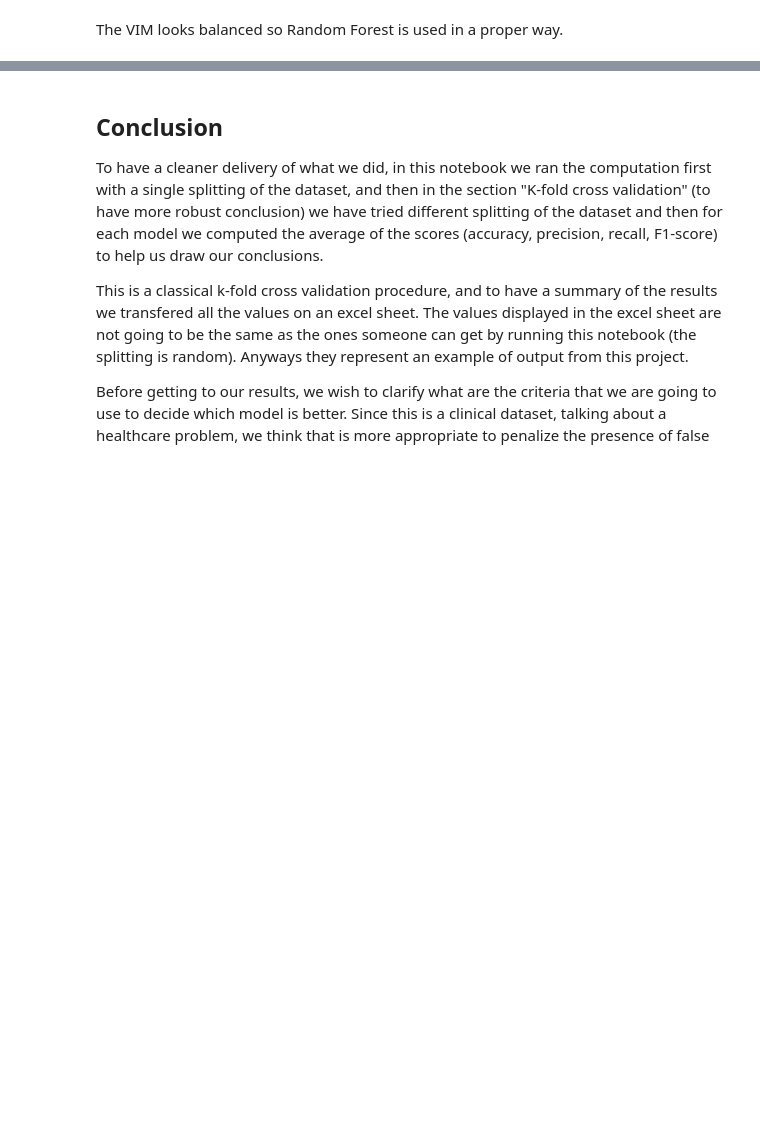
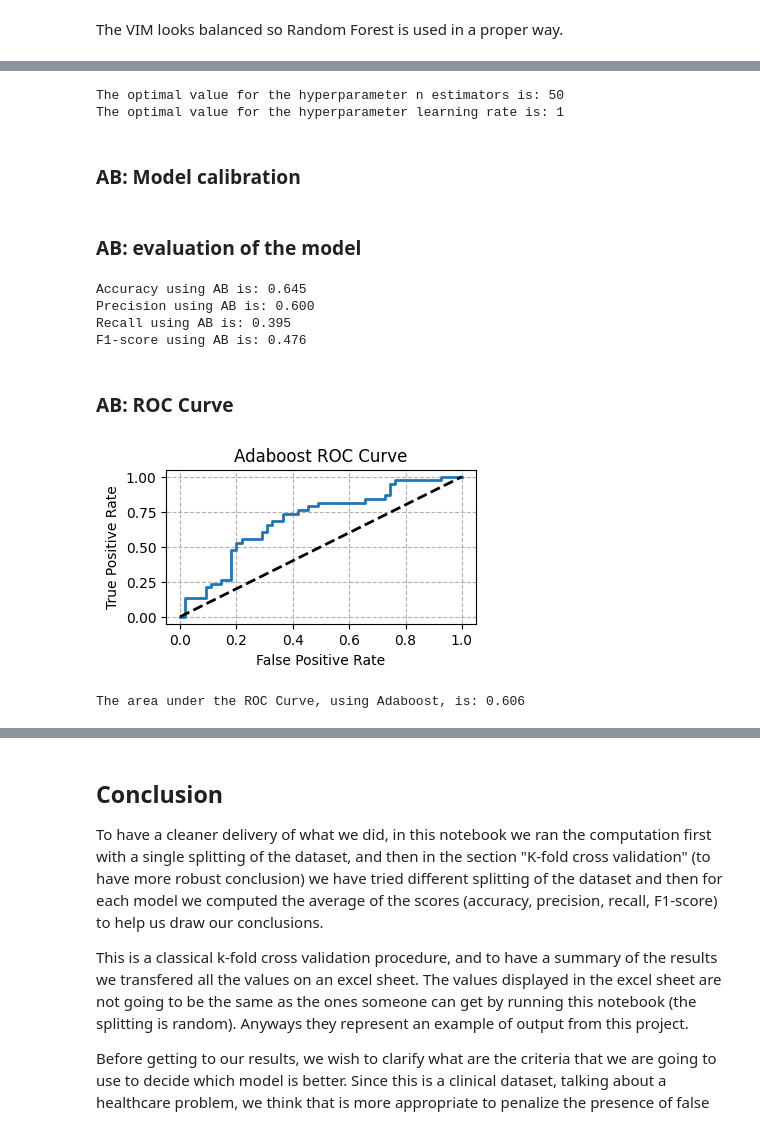
Before and after one commit to gabpedroni/SAheart-dataset-classification, a Jupyter notebook: projet1_Pedroni_Turchi.ipynb, the cells around one changed output, grey strips where cells are left out. Cells and saved outputs as stored; diff of their text form; code cells hidden in the pictures; blank space fills up the shorter version.

Commit message:
adaboost and gradient boost

```diff
--- a/projet1_Pedroni_Turchi.ipynb
+++ b/projet1_Pedroni_Turchi.ipynb
@@ -608,0 +505,65 @@ The VIM looks balanced so Random Forest is used in a proper way.
+# %%
+from sklearn.ensemble import AdaBoostClassifier
+param_grid = {
+    'n_estimators': [50, 100, 200],
+    'learning_rate': [1, 1.5, 2]
+}
+ab = AdaBoostClassifier()
+grid_search = GridSearchCV(ab, param_grid, cv = 10)
+grid_search.fit(X_train, y_train)
+
+best_params = grid_search.best_params_
+
+n_estimators_cv = grid_search.best_params_['n_estimators']
+print(f"The optimal value for the hyperparameter n estimators is: {n_estimators_cv}")
+learning_rate_cv = grid_search.best_params_['learning_rate']
+print(f"The optimal value for the hyperparameter learning rate is: {learning_rate_cv}")
+# %% [output]
+The optimal value for the hyperparameter n estimators is: 50
+The optimal value for the hyperparameter learning rate is: 1
+# %% [markdown]
+### AB: Model calibration
+# %%
+ab = AdaBoostClassifier(n_estimators=n_estimators_cv, random_state=0, learning_rate=learning_rate_cv)
+ab_fit = ab.fit(X_train, y_train)
+pY_test = ab_fit.predict_proba(X_test)
+predxclass = np.argmax(pY_test, axis=1)
+# %% [markdown]
+### AB: evaluation of the model
+# %%
+ab_accuracy = accuracy_score(y_test, predxclass)
+ab_precision = precision_score(y_test, predxclass)
+ab_recall = recall_score(y_test, predxclass)
+ab_f1_score = f1_score(y_test, predxclass)
+
+print(f"Accuracy using AB is: {ab_accuracy:.3f}")
+print(f"Precision using AB is: {ab_precision:.3f}")
+print(f"Recall using AB is: {ab_recall:.3f}")
+print(f"F1-score using AB is: {ab_f1_score:.3f}")
+# %% [output]
+Accuracy using AB is: 0.645
+Precision using AB is: 0.600
+Recall using AB is: 0.395
+F1-score using AB is: 0.476
+# %% [markdown]
+### AB: ROC Curve
+# %%
+ab_y_prob_1 = ab_fit.predict_proba(X_test)[:, 1]
+
+ab_FPR, ab_TPR, ab_threshold = roc_curve(y_test, ab_y_prob_1)
+
+figure = plt.figure(figsize=(4, 2))
+plt.plot(ab_FPR, ab_TPR, linewidth = 2)
+plt.title('Adaboost ROC Curve')
+plt.xlabel('False Positive Rate')
+plt.ylabel('True Positive Rate')
+plt.plot(ab_TPR, ab_TPR, "--k", linewidth=2)
+plt.grid(linestyle='dashed')
+plt.show()
+
+ab_y_pred = ab_fit.predict(X_test)
+ab_auc_score = roc_auc_score(y_test, ab_y_pred)
+print(f"The area under the ROC Curve, using Adaboost, is: {ab_auc_score:.3f}")
+# %% [output]
+[figure, added]
+The area under the ROC Curve, using Adaboost, is: 0.606
```
Also changed, not shown: parts of 34 cells of this notebook.
